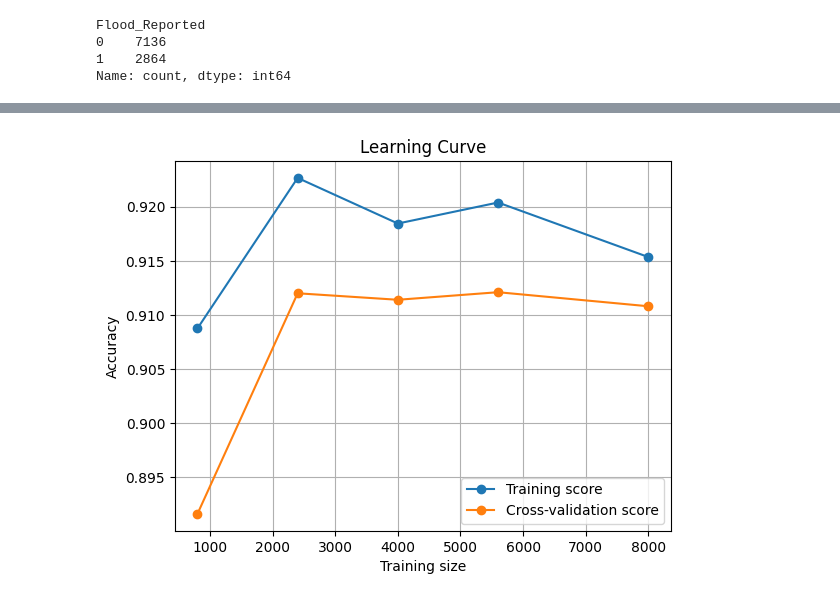
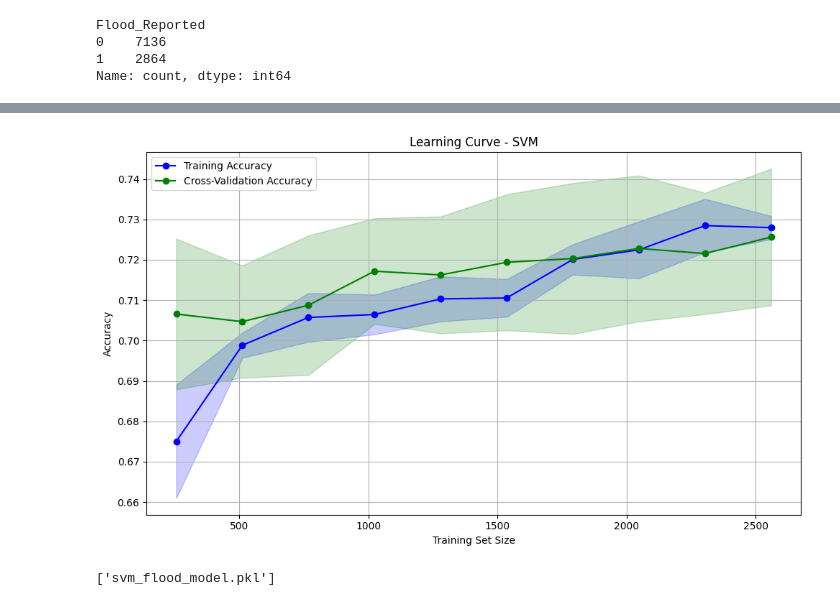
Before and after one commit to Shelly10-10/flood_prediction, a Jupyter notebook: Disaster.ipynb, the cells around one changed output, grey strips where cells are left out. Cells and saved outputs as stored; diff of their text form; code cells hidden in the pictures.

```diff
--- a/Disaster.ipynb
+++ b/Disaster.ipynb
@@ -175,0 +149,18 @@ CV Accuracy: 0.9108
+# %%
+from sklearn.svm import SVC
+svm_model=SVC(kernel='rbf', C=1.0, gamma='scale')
+svm_model.fit(X_train_scaled, y_train)
+
+from sklearn.metrics import classification_report
+y_pred_internal=svm_model.predict(X_test_scaled)
+print("Internal test reports:\n", classification_report(y_test,y_pred_internal))
+
+external_df = df.drop(df_balanced.index).copy()
+X_external = external_df.drop(columns=['Flood_Reported','Date','Region','Flood_Risk_Score'])
+y_external = external_df['Flood_Reported']
+
+# Scale external data using the **same scaler**
+X_external_scaled = scaler.transform(X_external)
+
+y_pred_external = svm_model.predict(X_external_scaled)
+print("External Test Report:\n", classification_report(y_external, y_pred_external))
@@ -176,22 +206,43 @@ CV Accuracy: 0.9108
 # %%
 from sklearn.model_selection import learning_curve
 import matplotlib.pyplot as plt
+import numpy as np
 
-train_sizes, train_scores, test_scores = learning_curve(
-    clf, X, y, cv=5, scoring='accuracy', n_jobs=-1,
-    train_sizes=[0.1, 0.3, 0.5, 0.7, 1.0]
+train_sizes, train_scores, val_scores = learning_curve(
+    svm_model, X_train, y_train,
+    cv=5,
+    scoring='accuracy',
+    train_sizes=np.linspace(0.1, 1.0, 10),
+    random_state=42
 )
 
-train_scores_mean = train_scores.mean(axis=1)
-test_scores_mean = test_scores.mean(axis=1)
+# Calculate means and standard deviations
+train_mean = train_scores.mean(axis=1)
+train_std = train_scores.std(axis=1)
+val_mean = val_scores.mean(axis=1)
+val_std = val_scores.std(axis=1)
 
-plt.plot(train_sizes, train_scores_mean, 'o-', label='Training score')
-plt.plot(train_sizes, test_scores_mean, 'o-', label='Cross-validation score')
-plt.xlabel("Training size")
-plt.ylabel("Accuracy")
-plt.legend()
-plt.grid(True)
-plt.title("Learning Curve")
+# Plotting the learning curve
+plt.figure(figsize=(10, 6))
+plt.plot(train_sizes, train_mean, 'o-', color='blue', label='Training Accuracy')
+plt.fill_between(train_sizes, train_mean - train_std, train_mean + train_std, alpha=0.2, color='blue')
+
+plt.plot(train_sizes, val_mean, 'o-', color='green', label='Cross-Validation Accuracy')
+plt.fill_between(train_sizes, val_mean - val_std, val_mean + val_std, alpha=0.2, color='green')
+
+plt.title('Learning Curve - SVM')
+plt.xlabel('Training Set Size')
+plt.ylabel('Accuracy')
+plt.legend(loc='best')
+plt.grid()
+plt.tight_layout()
 plt.show()
 # %% [output]
-[figure, old version]
+[figure, new version]
+# %%
+import joblib
+
+# Save the model to a file
+joblib.dump(svm_model, 'svm_flood_model.pkl')
+# %% [output]
+['svm_flood_model.pkl']
```
Also changed, not shown: parts of 24 cells of this notebook.
